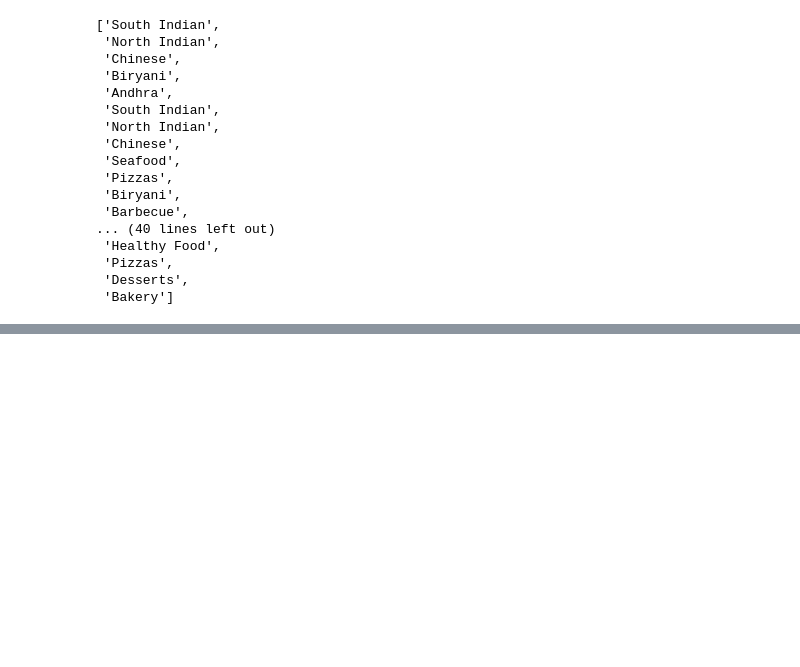
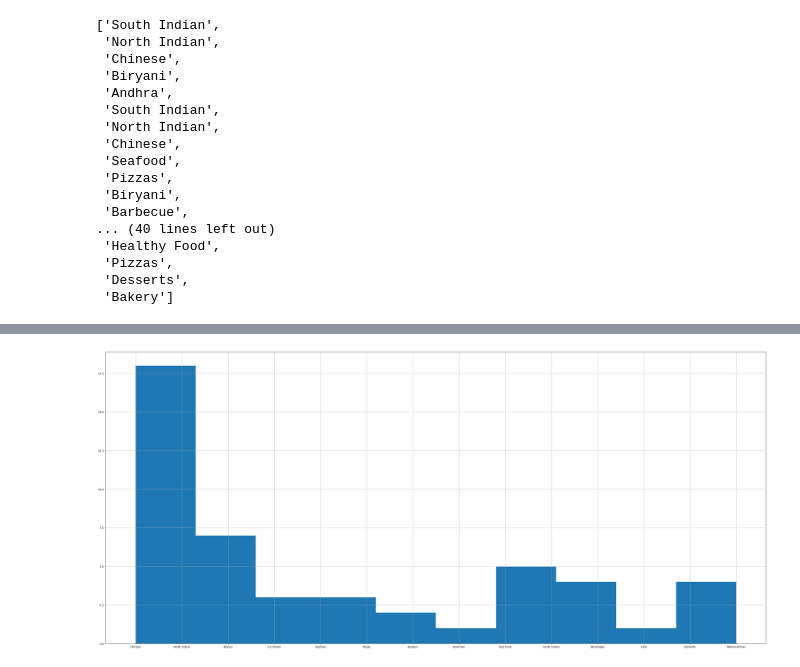
Before and after one commit to Vinayak-pawar/College, a Jupyter notebook: B9AI108 Programming for Data Analysis (B9AI108_2223_TMD1S)/Code/ca02.ipynb, the cells around one changed output, grey strips where cells are left out. Saved outputs shown, nothing was run; the diff lists cells and outputs as text; code cells hidden in the pictures; blank space fills up the shorter version.

```diff
--- a/B9AI108 Programming for Data Analysis (B9AI108_2223_TMD1S)/Code/ca02.ipynb
+++ b/B9AI108 Programming for Data Analysis (B9AI108_2223_TMD1S)/Code/ca02.ipynb
@@ -369,9 +375,9 @@ ValueError: Length mismatch: Expected axis has 1 elements, new values have 2 ele
 # %%
-#PUNE CITY
 import matplotlib.pyplot as plt
 
-plt.bar(x_axis, y_axis)
-plt.title('PUNE CITY RESTAURANT')
-plt.xlabel('Cuisines')
-plt.ylabel('Numbers')
-plt.show()
+plt.figure(figsize=(45,20))
+plt.grid()
+plt.hist(city_nashik)
+plt.savefig('Nashik.png')
+# %% [output]
+[figure, added]
```
Also changed, not shown: parts of 22 cells of this notebook, 5 other files.
